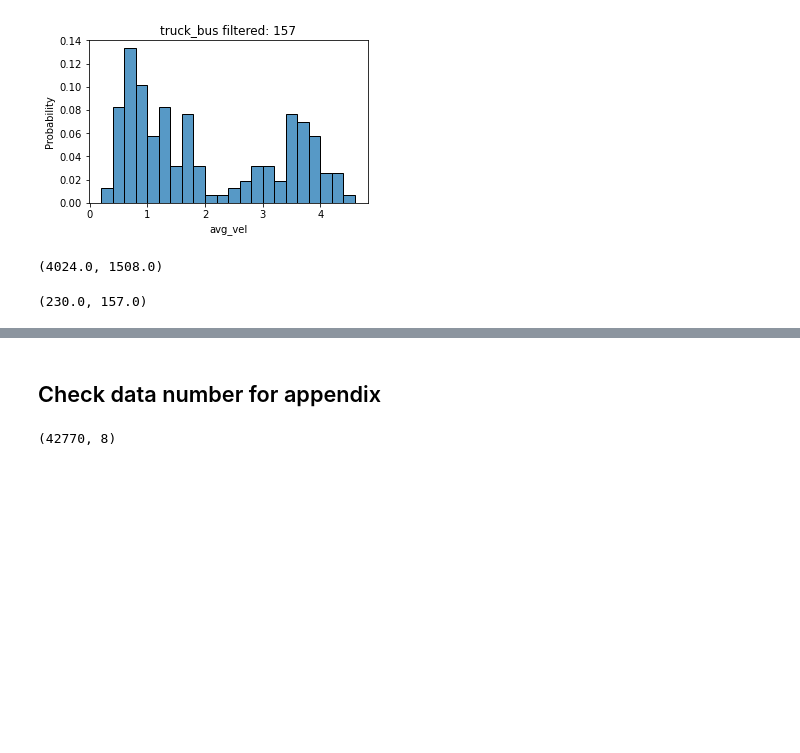
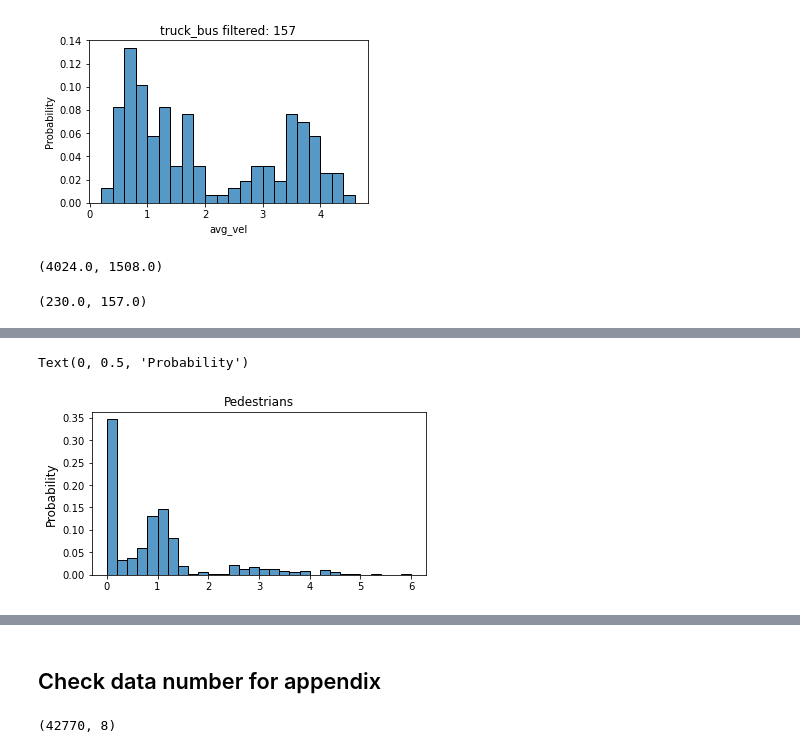
Before and after one commit to danyayay/ynet_adaptive, a Jupyter notebook: notebook/traj.ipynb, the cells around one changed output, grey strips where cells are left out. Cells and saved outputs as stored; diff of their text form; code cells hidden in the pictures; blank space fills up the shorter version.

```diff
--- a/notebook/traj.ipynb
+++ b/notebook/traj.ipynb
@@ -354,0 +357,4 @@ truck_filtered.to_pickle('../data/inD/filter/agent_type/scene1/truck_bus_filter.
+# %%
+ped_varf = pd.read_pickle('/data/dli-data/sdd/raw/varf_8_12_2_5fps.pkl')
+ped_test_unfilter = pd.read_pickle('/data/dli-data/sdd/filter/longterm/agent_type/Pedestrian/test.pkl')
+ped_test_filter = pd.read_pickle('/data/dli-data/sdd/filter/longterm/agent_type/Pedestrian_filter/test.pkl')
@@ -354,0 +381,12 @@ truck_filtered.to_pickle('../data/inD/filter/agent_type/scene1/truck_bus_filter.
+# %%
+factor = 'avg_vel'
+fontsize = 12
+fig, ax = plt.subplots(1, 1, figsize=(6, 3))
+d = ped_varf[ped_varf.metaId.isin(ped_test_unfilter.metaId.unique())]
+sns.histplot(d, x=factor, stat='probability', binwidth=0.2, ax=ax)
+ax.set_title('Pedestrians', fontsize=fontsize)
+ax.set_xlabel('')
+ax.set_ylabel('Probability', fontsize=fontsize)
+# %% [output]
+Text(0, 0.5, 'Probability')
+[figure, added]
```
Also changed, not shown: parts of 3 cells of this notebook, 23 other files.
